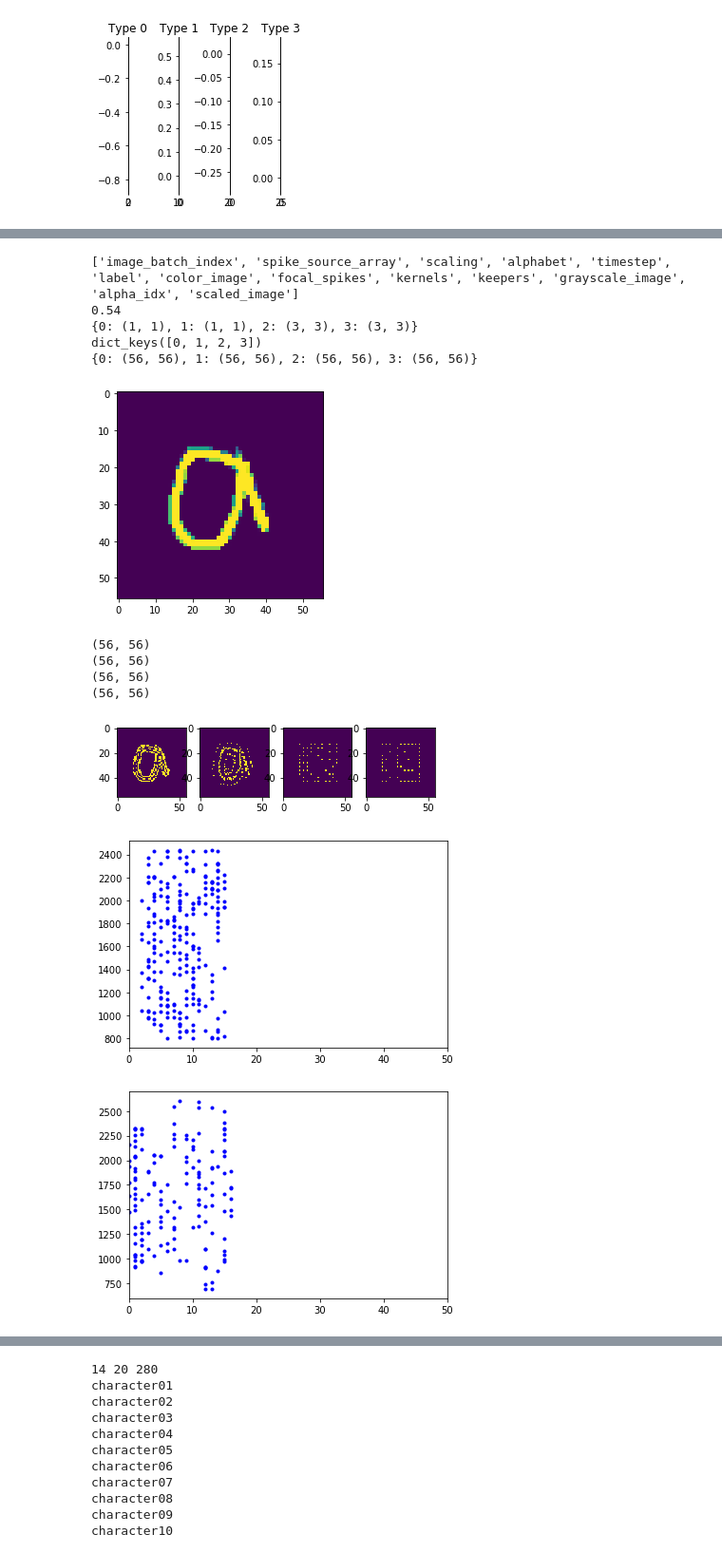
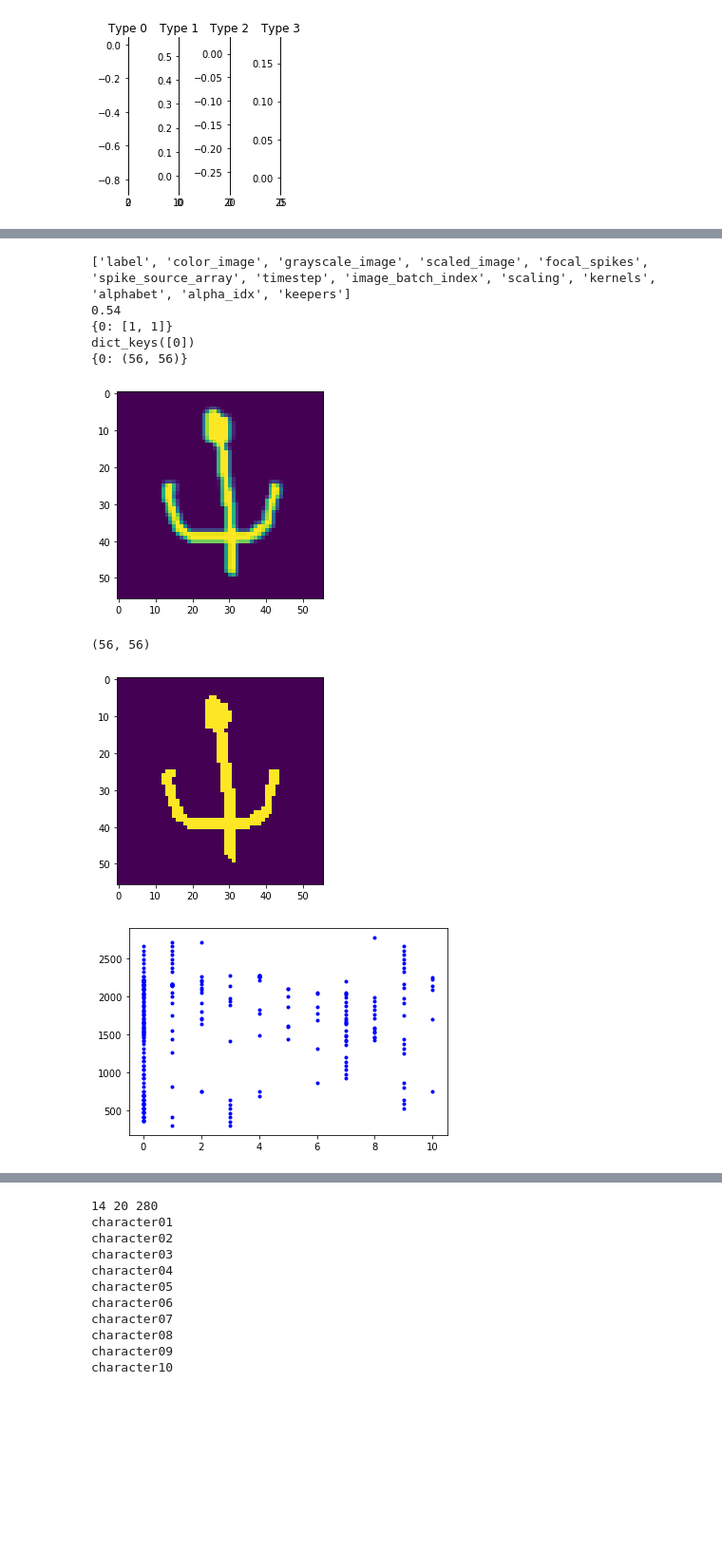
Before and after one commit to chanokin/l2l-omniglot, a Jupyter notebook: check_input_spikes.ipynb, the cells around one changed output, grey strips where cells are left out. Shown at 95% size. Cells and saved outputs as stored; diff of their text form; code cells hidden in the pictures; blank space fills up the shorter version.

```diff
--- a/check_input_spikes.ipynb
+++ b/check_input_spikes.ipynb
@@ -318,10 +452,10 @@ def bin_to_dict(bin_spikes, labels):
         vs[lbl].append(v)
     return vs
 d = '../titan'
-files = sorted(glob.glob(os.path.join(d, 'data*gen*00_*.npz')))
-for i, n in enumerate(files):
-    if 'Braille' in n:
-        break
+files = sorted(glob.glob(os.path.join(d, 'data*gen*00123_*.npz')))
+# for i, n in enumerate(files):
+#     if 'Braille' in n:
+#         break
 
 spikes = []
 bs = []
@@ -356,6 +490,7 @@ for f in files:
 
         start_t = 0
         end_t = 3000#0
+        end_t = duration
         start_idx = int(start_t // dt)
         end_idx = int(end_t // dt)
 
@@ -403,7 +538,7 @@ for f in files:
         plt.colorbar()
         plt.show()
 
-#     break
+    break
 #         rates = norm_rate(bs)
 #         plt.figure(figsize=(16, 5))
 #         ax = plt.subplot(1, 2, 1)
@@ -531,7 +630,7 @@ dict_keys(['image_batch_index', 'spike_source_array', 'scaling', 'alphabet', 'ti
 [figure]
 [figure]
 # %%
-fpath = '../titan/input_spikes_*.npz'
+fpath = '../titan/input_spikes_Futurama*.npz'
 file_names = sorted( glob.glob(fpath) )
 fname = file_names[0]
 
@@ -547,7 +646,7 @@ with np.load(fname, allow_pickle=True) as d:
     max_t = min_t + period
     last_t = -1
     flat = {}
-    start_t = 10300
+    start_t = 0#10300
     end_t = start_t + 100
     dt = 50
 
@@ -560,6 +659,7 @@ with np.load(fname, allow_pickle=True) as d:
                 i for i, ts in enumerate(spikes_dict[k])
                 if len( in_dt(ts, st, et) ) > 0
             ]
+            print(active)
             img = np.zeros(shp)
             img[np.unravel_index(active, shp)] = 1
             plt.subplot(1, len(spikes_dict), k + 1)
@@ -597,7 +690,7 @@ dict_keys([0, 1, 2, 3])
 # %%
-fpath = '../titan/alpha_*.npz'
+fpath = '../titan/alpha_Futurama*.npz'
 file_names = sorted( glob.glob(fpath) )
-fname = file_names[1]
+fname = file_names[0]
 
 
 def to_d(npz):
@@ -648,13 +741,13 @@ with np.load(fname, allow_pickle=True) as d:
         local_last_t, _ = get_max_t(spikes_dict[k])
         if local_last_t > last_t:
             last_t = local_last_t
-        flat[k] = \
-            compress_spikes_array(
-                spikes_dict[k],
-                start_t, end_t,
-                randomize=bool(0),
-                period=dt//3,
-                decimals=0)
+        flat[k] = spikes_dict[k]#\
+#            compress_spikes_array(
+#                 spikes_dict[k],
+#                 start_t, end_t,
+#                 randomize=bool(0),
+#                 period=dt//3,
+#                 decimals=0)
     plt.figure()
     for k in flat:
         shp = shapes[k]
@@ -674,42 +767,38 @@ with np.load(fname, allow_pickle=True) as d:
 
     for k in flat:
         plt.figure()
         ax = plt.subplot(1, 1, 1)
         for nid, times in enumerate(flat[k]):
             im = plt.plot(times, nid * np.ones_like(times), '.b')
-        ax.set_xlim(start_t, start_t + dt)
+#         ax.set_xlim(start_t, start_t + dt)
         plt.show()
 
 #     start_t = 0
 #     end_t = 1000
 #     for st in range(start_t, end_t, dt):
 #         et = st + dt
 #         plt.figure()
 #         for k in spikes_dict:
 #             shp = shapes[k]
 #             print(shp)
 #             active = [
 #                 i for i, ts in enumerate(spikes_dict[k])
 #                 if len( in_dt(ts, st, et) ) > 0
 #             ]
 #             img = np.zeros(shp)
 #             if len(active):
 #                 rows, cols = np.unravel_index(active, shp)
 #                 img[rows.astype('int'), cols.astype('int')] = 1
 #             plt.subplot(1, len(spikes_dict), k + 1)
 #             plt.imshow(img)
 #         plt.show()
 # %% [output]
-['image_batch_index', 'spike_source_array', 'scaling', 'alphabet', 'timestep', 'label', 'color_image', 'focal_spikes', 'kernels', 'keepers', 'grayscale_image', 'alpha_idx', 'scaled_image']
+['label', 'color_image', 'grayscale_image', 'scaled_image', 'focal_spikes', 'spike_source_array', 'timestep', 'image_batch_index', 'scaling', 'kernels', 'alphabet', 'alpha_idx', 'keepers']
 0.54
-{0: (1, 1), 1: (1, 1), 2: (3, 3), 3: (3, 3)}
-dict_keys([0, 1, 2, 3])
-{0: (56, 56), 1: (56, 56), 2: (56, 56), 3: (56, 56)}
+{0: [1, 1]}
+dict_keys([0])
+{0: (56, 56)}
-[figure, old version]
+[figure, new version]
 (56, 56)
-(56, 56)
-(56, 56)
-(56, 56)
-[figure, old version]
+[figure, new version]
-[figure, old version]
+[figure, new version]
-[figure, removed]
```
Also changed, not shown: parts of 18 cells of this notebook, 8 other files.
